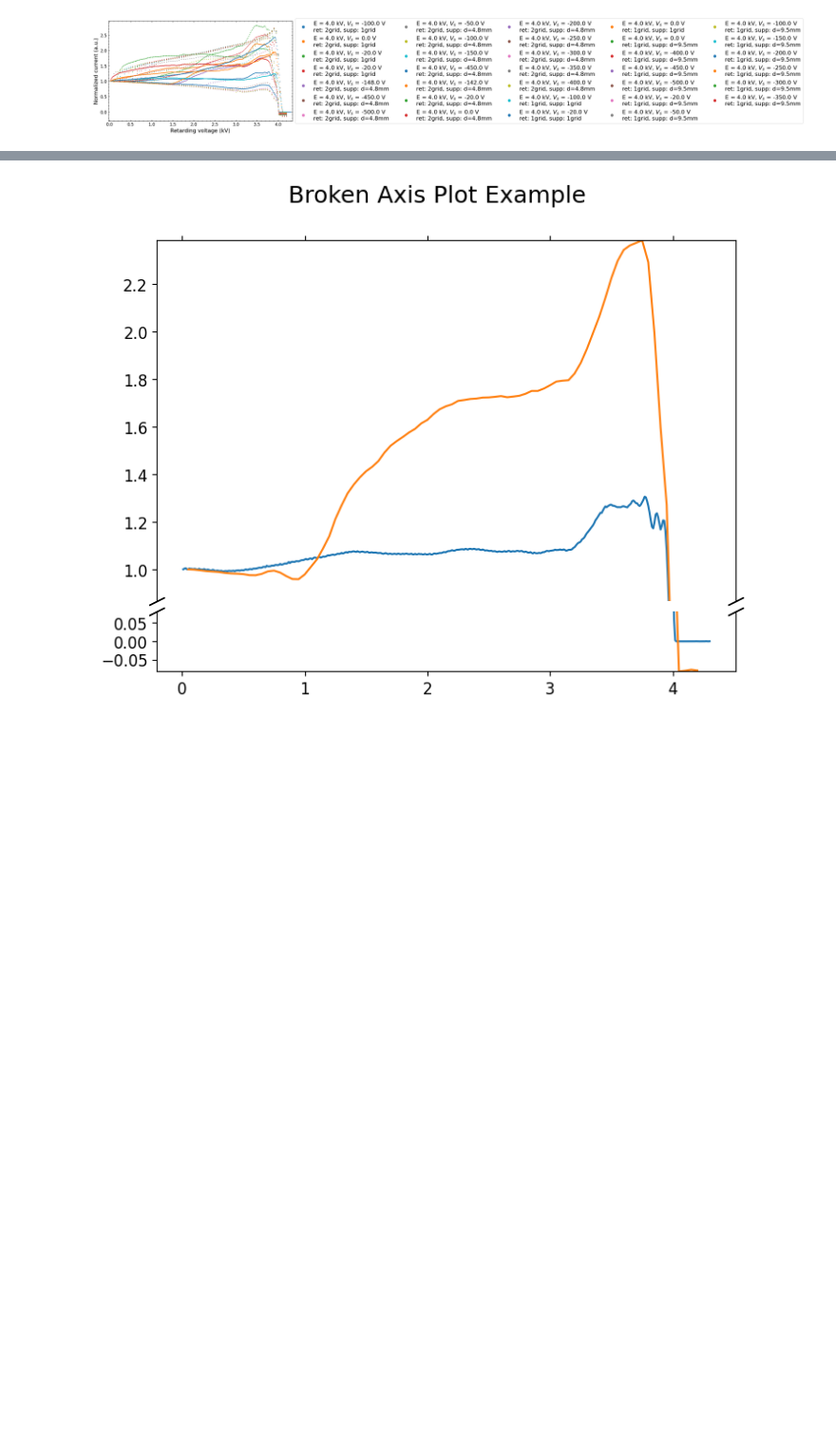
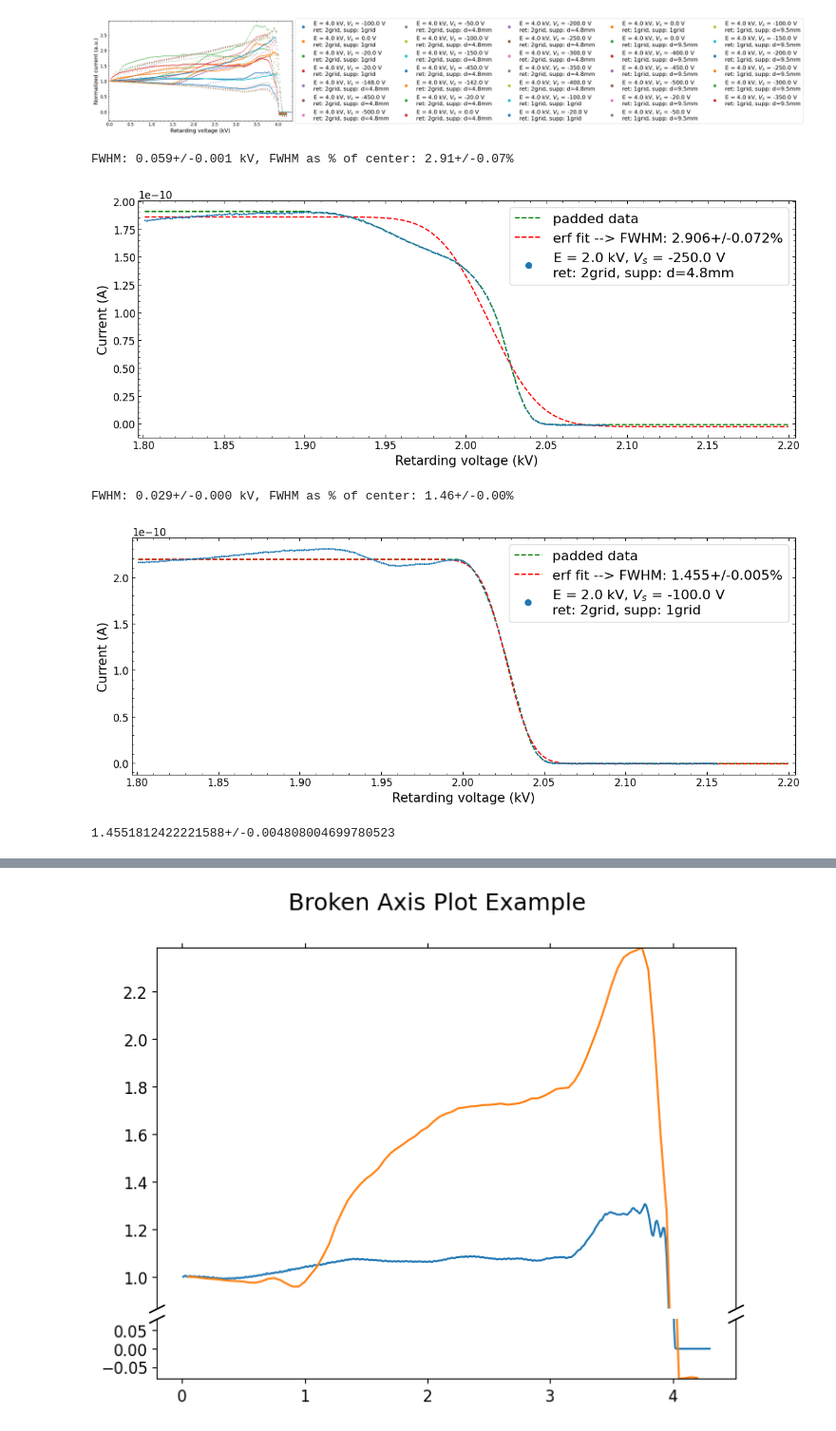
Before and after one commit to naki23/PL4-RFA, a Jupyter notebook: RFA_main2.ipynb, the cells around one changed output, grey strips where cells are left out. Shown at 95% size. Drawn from its saved outputs; the diff is of its cells as text; code cells hidden in the pictures; blank space fills up the shorter version.

```diff
--- a/RFA_main2.ipynb
+++ b/RFA_main2.ipynb
@@ -466,6 +469,15 @@ Can't normalize peak data
 [figure]
 [figure]
 [figure]
+# %%
+get_w_highest_supp(filtered(all_rfa_datas, energy=[2], is_peak=[True], day=[2])).calc_fwhm(plot=True)
+get_w_highest_supp(filtered(all_rfa_datas, energy=[2], is_peak=[True], day=[1])).calc_fwhm(plot=True)
+# %% [output]
+FWHM: 0.059+/-0.001 kV, FWHM as % of center: 2.91+/-0.07%
+[figure, added]
+FWHM: 0.029+/-0.000 kV, FWHM as % of center: 1.46+/-0.00%
+[figure, added]
+1.4551812422221588+/-0.004808004699780523
 # %%
 for e in [2, 4]:
     fig, ax = format_plot(show=False)
```
Also changed, not shown: parts of 2 cells of this notebook, 2 other files.
